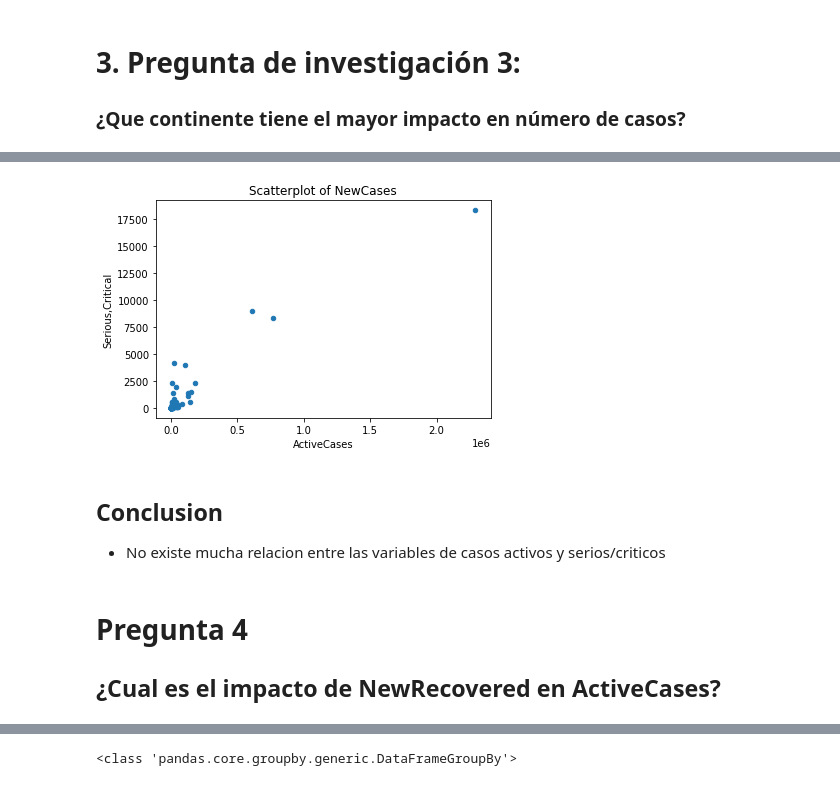
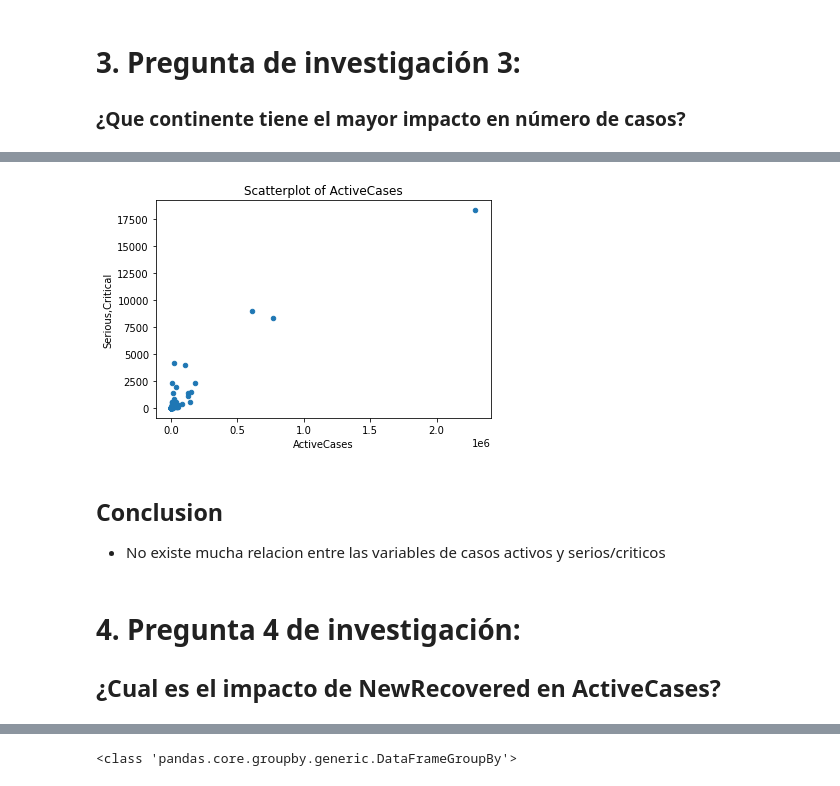
Before and after one commit to DanielaTrevino00/Daniela, a Jupyter notebook: Presentacion4.ipynb, the cells around one changed output, grey strips where cells are left out. Saved outputs shown, nothing was run; the diff lists cells and outputs as text; code cells hidden in the pictures.

```diff
--- a/Presentacion4.ipynb
+++ b/Presentacion4.ipynb
@@ -121,18 +157,18 @@ my_pivot.plot.bar()
 # %%
 df.plot(kind='scatter',
         x='ActiveCases',
         y='Serious,Critical'
        )
 
-plt.title('Scatterplot of NewCases')
+plt.title('Scatterplot of ActiveCases')
 plt.show()
 # %% [output]
-[figure, old version]
+[figure, new version]
 # %% [markdown]
 ## Conclusion
 * No existe mucha relacion entre las variables de casos activos y serios/criticos
 # %% [markdown]
-# Pregunta 4
+# 4. Pregunta 4 de investigación:
 ## ¿Cual es el impacto de NewRecovered en ActiveCases?
 # %%
 #y = b0 + b1*x1 + b2*x2 + ...
```
Also changed, not shown: parts of 28 cells of this notebook.
